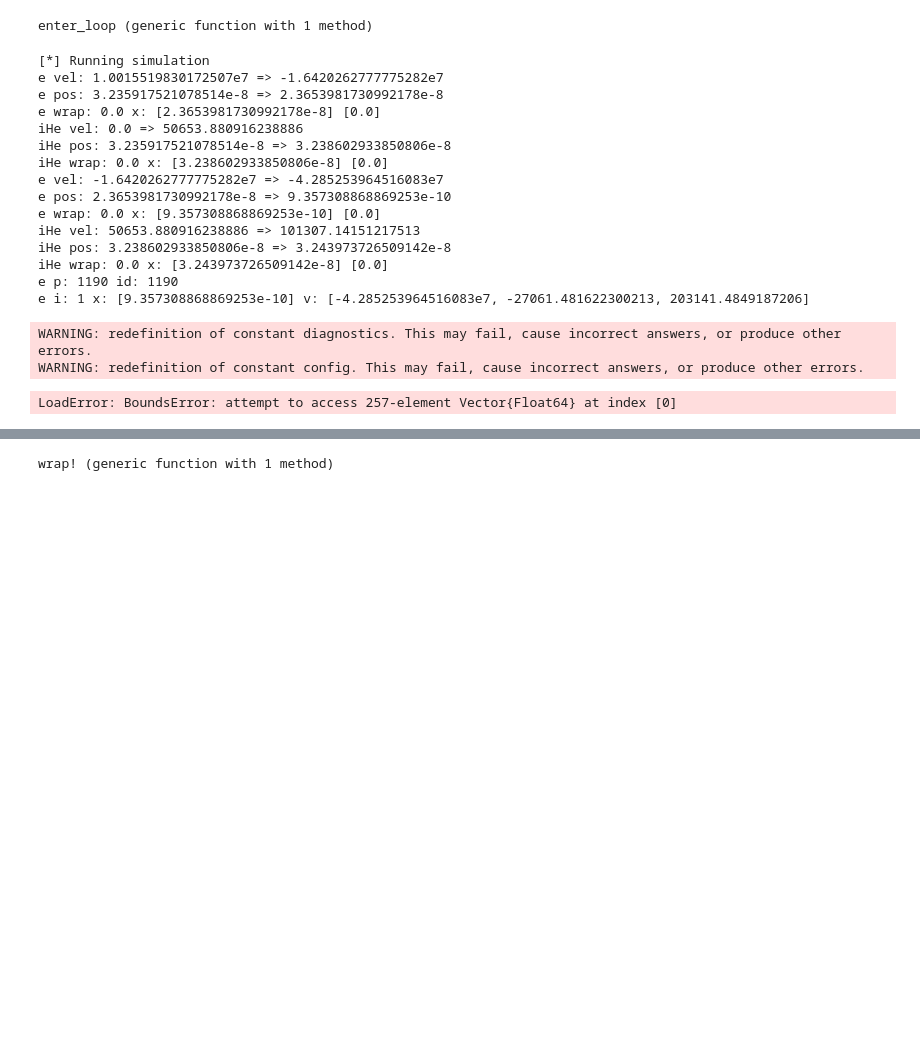
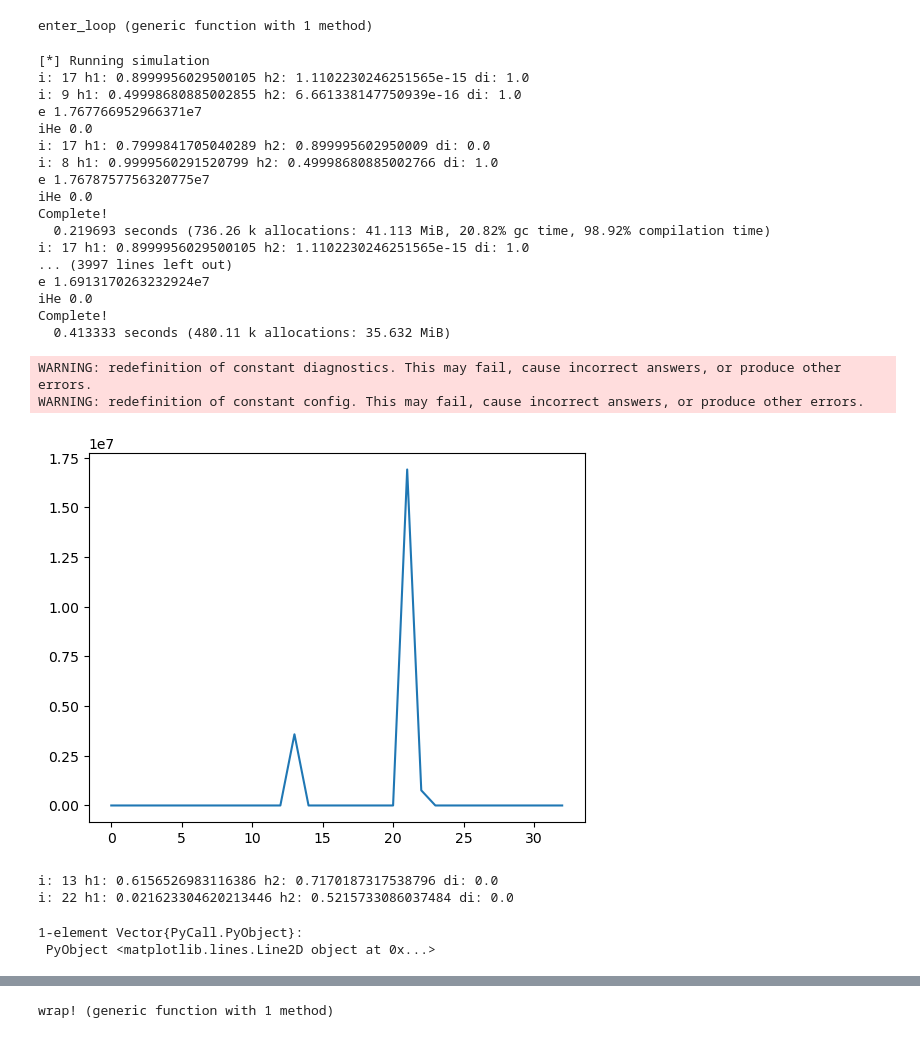
Before and after one commit to bchaber/iskra, a Jupyter notebook: twostreams.ipynb, the cells around one changed output, grey strips where cells are left out. Cells and saved outputs as stored; diff of their text form; code cells hidden in the pictures; blank space fills up the shorter version.

Commit message:
Working two particles travelling with positive velocities, but not the other way around

```diff
--- a/twostreams.ipynb
+++ b/twostreams.ipynb
@@ -180,10 +199,12 @@ enter_loop (generic function with 1 method)
 # %%
 using Random; Random.seed!(0)
 
-function after_loop(i, t, dt) end
+function after_loop(i, t, dt)
+end
 function exit_loop() end
 
 const diagnostics = Dict{String, Array{Float64, 2}}(
+    "vxe-"  => zeros(nx, ts),
     "ne-"  => zeros(nx, ts),
     "nHe+" => zeros(nx, ts),
     "rho"  => zeros(nx, ts),
@@ -197,24 +218,39 @@ println("[*] Running simulation")
 struct FluidSpecies end
 include("ParticleInCell/src/pic/algorithm.jl")
 include("ParticleInCell/src/pic/cloud_in_cell.jl")
-@time solve(config, Δt, 5)
+@time solve(config, Δt, 2)
 @time solve(config, Δt, ts)
 # %% [output]
 [*] Running simulation
-e vel: 1.0015519830172507e7 => -1.6420262777775282e7
-e pos: 3.235917521078514e-8 => 2.3653981730992178e-8
-e wrap: 0.0 x: [2.3653981730992178e-8] [0.0]
-iHe vel: 0.0 => 50653.880916238886
-iHe pos: 3.235917521078514e-8 => 3.238602933850806e-8
-iHe wrap: 0.0 x: [3.238602933850806e-8] [0.0]
-e vel: -1.6420262777775282e7 => -4.285253964516083e7
-e pos: 2.3653981730992178e-8 => 9.357308868869253e-10
-e wrap: 0.0 x: [9.357308868869253e-10] [0.0]
-iHe vel: 50653.880916238886 => 101307.14151217513
-iHe pos: 3.238602933850806e-8 => 3.243973726509142e-8
-iHe wrap: 0.0 x: [3.243973726509142e-8] [0.0]
-e p: 1190 id: 1190
-e i: 1 x: [9.357308868869253e-10] v: [-4.285253964516083e7, -27061.481622300213, 203141.4849187206]
+i: 17 h1: 0.8999956029500105 h2: 1.1102230246251565e-15 di: 1.0
+i: 9 h1: 0.49998680885002855 h2: 6.661338147750939e-16 di: 1.0
+e 1.767766952966371e7
+iHe 0.0
+i: 17 h1: 0.7999841705040289 h2: 0.899995602950009 di: 0.0
+i: 8 h1: 0.9999560291520799 h2: 0.49998680885002766 di: 1.0
+e 1.7678757756320775e7
+iHe 0.0
+Complete!
+  0.219693 seconds (736.26 k allocations: 41.113 MiB, 20.82% gc time, 98.92% compilation time)
+i: 17 h1: 0.8999956029500105 h2: 1.1102230246251565e-15 di: 1.0
+... (3997 lines left out)
+e 1.6913170263232924e7
+iHe 0.0
+Complete!
+  0.413333 seconds (480.11 k allocations: 35.632 MiB)
 WARNING: redefinition of constant diagnostics. This may fail, cause incorrect answers, or produce other errors.
 WARNING: redefinition of constant config. This may fail, cause incorrect answers, or produce other errors.
-LoadError: BoundsError: attempt to access 257-element Vector{Float64} at index [0]
+# %%
+import PyPlot
+
+include("ParticleInCell/src/pic/algorithm.jl")
+
+cur = zeros(nx+1)
+current_deposition(cur, e, Δh, Δt)
+PyPlot.plot(cur)
+# %% [output]
+[figure, added]
+i: 13 h1: 0.6156526983116386 h2: 0.7170187317538796 di: 0.0
+i: 22 h1: 0.021623304620213446 h2: 0.5215733086037484 di: 0.0
+1-element Vector{PyCall.PyObject}:
+ PyObject <matplotlib.lines.Line2D object at 0x...>
```
Also changed, not shown: parts of 13 cells of this notebook, 5 other files.
